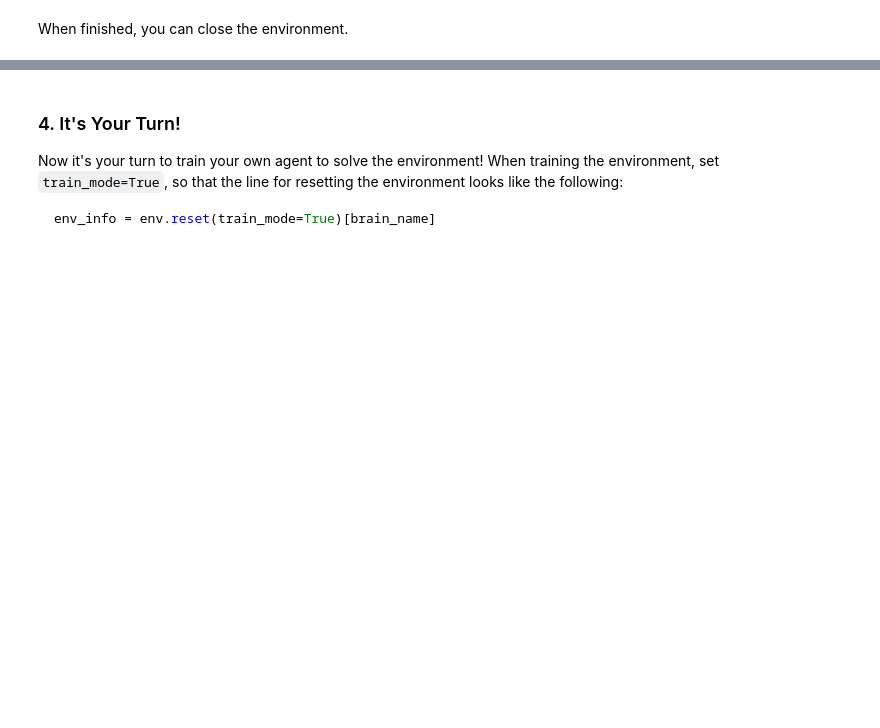
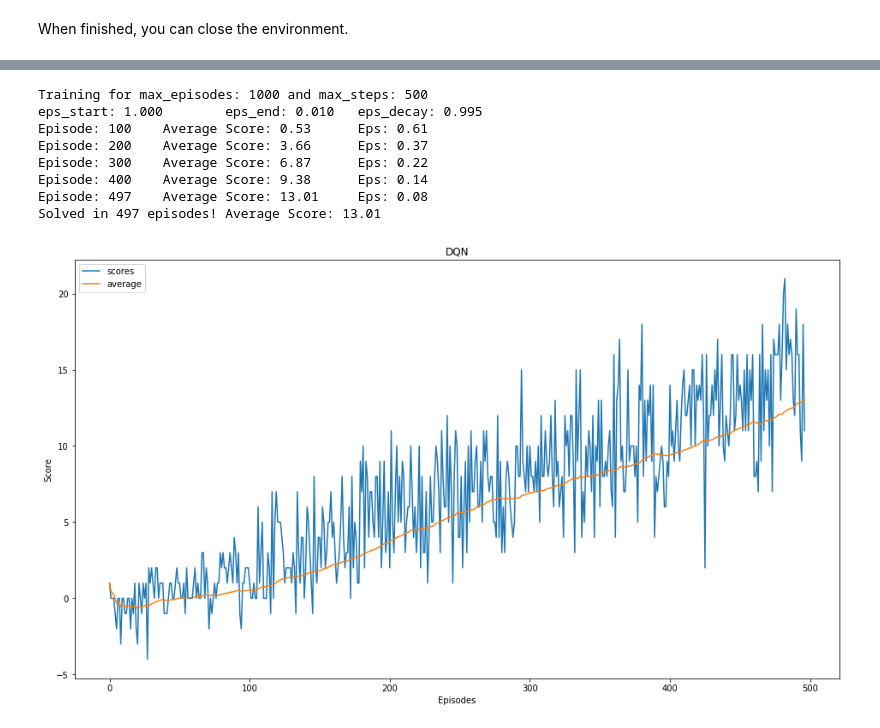
Before and after one commit to ajmllr/udacity-deep-reinforcement-learning-p1-navigation, a Jupyter notebook: Navigation.ipynb, the cells around one changed output, grey strips where cells are left out. Saved outputs shown, nothing was run; the diff lists cells and outputs as text; code cells hidden in the pictures; blank space fills up the shorter version.

````diff
--- a/Navigation.ipynb
+++ b/Navigation.ipynb
@@ -87,0 +18,12 @@ OSError: ignored
+# %%
+from unityagents import UnityEnvironment
+import numpy as np
+
+import os
+
+from collections import deque
+import matplotlib.pyplot as plt
+%matplotlib inline
+
+# please do not modify the line below
+env = UnityEnvironment(file_name="/data/Banana_Linux_NoVis/Banana.x86_64")
@@ -142,12 +89,10 @@ Of course, as part of the project, you'll have to change the code so that the ag
 # %%
-env_info = env.reset(train_mode=False)[brain_name] # reset the environment
+env_info = env.reset(train_mode=True)[brain_name] # reset the environment
 state = env_info.vector_observations[0]            # get the current state
 score = 0                                          # initialize the score
 while True:
     action = np.random.randint(action_size)        # select an action
-    print(f'action: {action}')
     env_info = env.step(action)[brain_name]        # send the action to the environment
-    print(f'env_info: {env_info}')
     next_state = env_info.vector_observations[0]   # get the next state
     reward = env_info.rewards[0]                   # get the reward
     done = env_info.local_done[0]                  # see if episode has finished
@@ -164,9 +396,29 @@ When finished, you can close the environment.
+# %%
+def plot_score(scores, averages, title='DQN'):
+    fig = plt.figure(figsize=(16,9))
+    ax = fig.add_subplot(111)
+    ax.set_title(title)
+    plt.plot(np.arange(len(scores)), scores, label='scores')
+    plt.plot(np.arange(len(scores)), averages, label='average')
+    plt.ylabel('Score')
+    plt.xlabel('Episodes')
+    plt.legend(loc='upper left');
+    plt.show()
+# %%
+# env = UnityEnvironment(file_name="/data/Banana_Linux_NoVis/Banana.x86_64")
+agent = Agent(state_size=state_size, action_size=action_size, seed=0)
+scores, averages = train(max_episodes=1000)
+
+plot_score(scores, averages)
+# %% [output]
+Training for max_episodes: 1000 and max_steps: 500
+eps_start: 1.000        eps_end: 0.010   eps_decay: 0.995
+Episode: 100    Average Score: 0.53      Eps: 0.61
+Episode: 200    Average Score: 3.66      Eps: 0.37
+Episode: 300    Average Score: 6.87      Eps: 0.22
+Episode: 400    Average Score: 9.38      Eps: 0.14
+Episode: 497    Average Score: 13.01     Eps: 0.08
+Solved in 497 episodes! Average Score: 13.01
+[figure, added]
 # %%
 env.close()
-# %% [markdown]
-### 4. It's Your Turn!
-
-Now it's your turn to train your own agent to solve the environment!  When training the environment, set `train_mode=True`, so that the line for resetting the environment looks like the following:
-```python
-env_info = env.reset(train_mode=True)[brain_name]
-```
````
Also changed, not shown: parts of 19 cells of this notebook, 8 other files.
